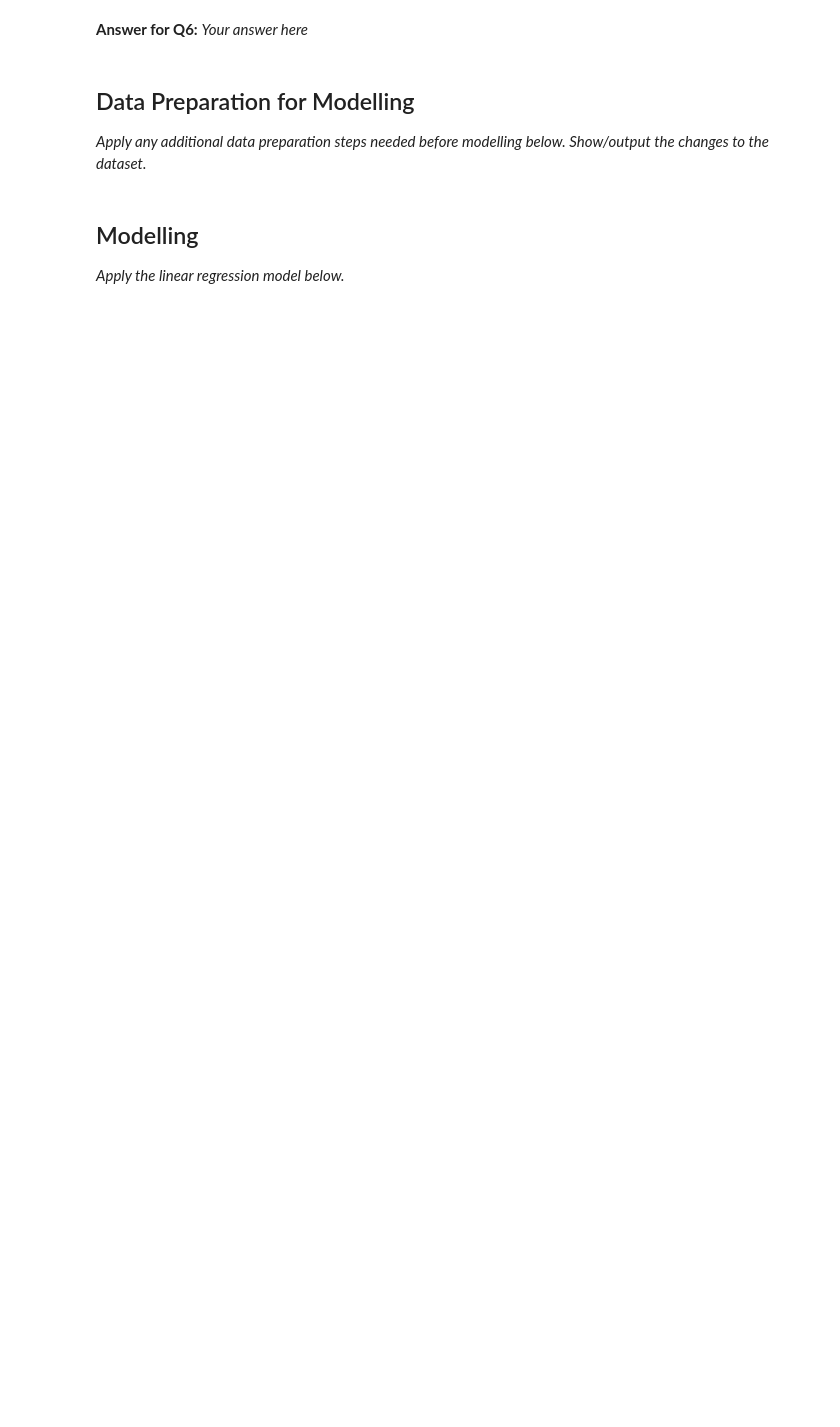
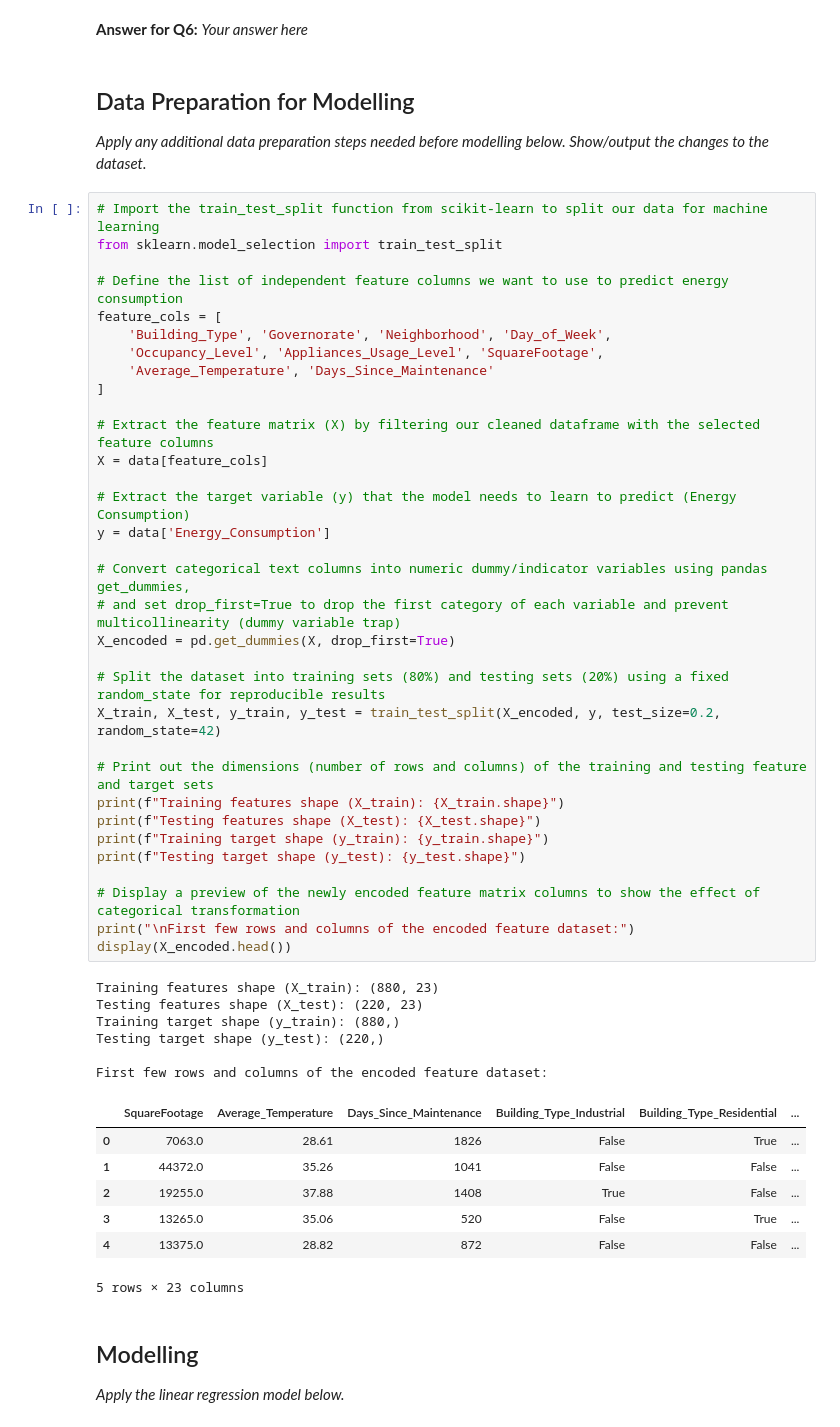
Before and after one commit to mikel56-lol/W26-MP1-Michael-Wael-Ali-Hassan-T02, a Jupyter notebook: Regression_Mini-Project_Starter.ipynb, the cells around one changed output. Saved outputs shown, nothing was run; the diff lists cells and outputs as text; blank space fills up the shorter version.

```diff
--- a/Regression_Mini-Project_Starter.ipynb
+++ b/Regression_Mini-Project_Starter.ipynb
@@ -459,6 +499,53 @@ dataset?
 ## Data Preparation for Modelling
 
 _Apply any additional data preparation steps needed before modelling below. Show/output the changes to the dataset._
+# %%
+# Import the train_test_split function from scikit-learn to split our data for machine learning
+from sklearn.model_selection import train_test_split
+
+# Define the list of independent feature columns we want to use to predict energy consumption
+feature_cols = [
+    'Building_Type', 'Governorate', 'Neighborhood', 'Day_of_Week',
+    'Occupancy_Level', 'Appliances_Usage_Level', 'SquareFootage',
+    'Average_Temperature', 'Days_Since_Maintenance'
+]
+
+# Extract the feature matrix (X) by filtering our cleaned dataframe with the selected feature columns
+X = data[feature_cols]
+
+# Extract the target variable (y) that the model needs to learn to predict (Energy Consumption)
+y = data['Energy_Consumption']
+
+# Convert categorical text columns into numeric dummy/indicator variables using pandas get_dummies,
+# and set drop_first=True to drop the first category of each variable and prevent multicollinearity (dummy variable trap)
+X_encoded = pd.get_dummies(X, drop_first=True)
+
+# Split the dataset into training sets (80%) and testing sets (20%) using a fixed random_state for reproducible results
+X_train, X_test, y_train, y_test = train_test_split(X_encoded, y, test_size=0.2, random_state=42)
+
+# Print out the dimensions (number of rows and columns) of the training and testing feature and target sets
+print(f"Training features shape (X_train): {X_train.shape}")
+print(f"Testing features shape (X_test): {X_test.shape}")
+print(f"Training target shape (y_train): {y_train.shape}")
+print(f"Testing target shape (y_test): {y_test.shape}")
+
+# Display a preview of the newly encoded feature matrix columns to show the effect of categorical transformation
+print("\nFirst few rows and columns of the encoded feature dataset:")
+display(X_encoded.head())
+# %% [output]
+Training features shape (X_train): (880, 23)
+Testing features shape (X_test): (220, 23)
+Training target shape (y_train): (880,)
+Testing target shape (y_test): (220,)
+
+First few rows and columns of the encoded feature dataset:
+|  | SquareFootage | Average_Temperature | Days_Since_Maintenance | Building_Type_Industrial | Building_Type_Residential | ... |
+| 0 | 7063.0 | 28.61 | 1826 | False | True | ... |
+| 1 | 44372.0 | 35.26 | 1041 | False | False | ... |
+| 2 | 19255.0 | 37.88 | 1408 | True | False | ... |
+| 3 | 13265.0 | 35.06 | 520 | False | True | ... |
+| 4 | 13375.0 | 28.82 | 872 | False | False | ... |
+5 rows × 23 columns
 # %% [markdown]
 ## Modelling
 
```
Also changed, not shown: parts of 3 cells of this notebook.
